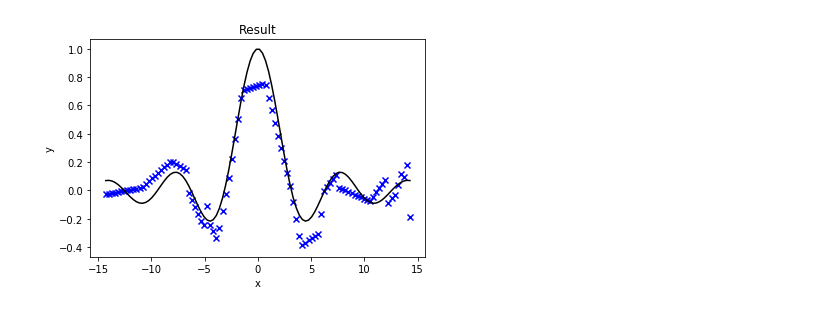
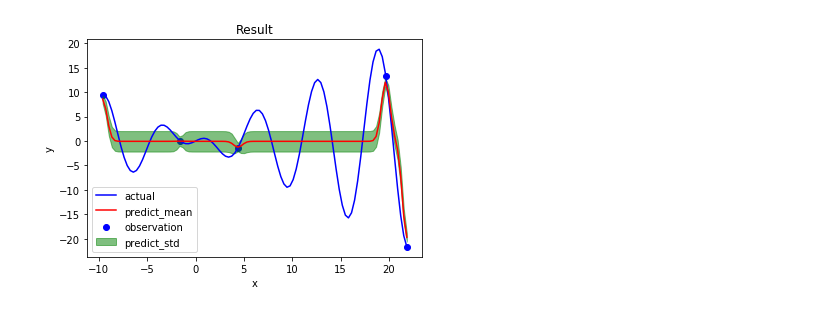
Before and after one commit to habroptilus/ml-tools, a Jupyter notebook: experiment/gaussian_process.ipynb, the cells around one changed output. Cells and saved outputs as stored; diff of their text form; code cells hidden in the pictures.

```diff
--- a/experiment/gaussian_process.ipynb
+++ b/experiment/gaussian_process.ipynb
@@ -47,8 +47,2 @@ model=GaussianProcessRegressor(kernel)
 # %%
 model.fit(X,y)
-# %%
-x = np.linspace(min(X), max(X), 100)
-pred_y=model.predict(x)
-plot(x,pred_y,"Result",f)
-# %% [output]
-[figure, removed]
@@ -56,0 +49,23 @@ plt.fill_between(x_test, y - y_std, y + y_std, color="pink", alpha=0.5, label="p
+# %%
+def plot_gp(X, Y, title,func_true,model,k=2):
+    """kσ区間"""
+    fig = plt.figure()
+    ax = fig.add_subplot(111)
+    ax.scatter(X, Y, color="blue", marker="o",label="observation")
+    x = np.linspace(min(X), max(X), 100)
+    y_true = func_true(x)
+    mu,sigma = model.calc_mu_sigma(x)
+    y_std=np.sqrt(np.diag(sigma))
+    mu=mu.flatten()
+    ax.plot(x, y_true, color='blue',label="actual")
+    ax.plot(x, mu, color='red',label="predict_mean")
+    plt.fill_between(x, mu - k*y_std, mu + k*y_std, color="green", alpha=0.5, label="predict_std")
+    plt.legend()
+    plt.title(title)
+    plt.xlabel("x")
+    plt.ylabel("y")
+    plt.show()
+# %%
+plot_gp(X,y,"Result",f,model)
+# %% [output]
+[figure, added]
```
Also changed, not shown: parts of 7 cells of this notebook, 1 other file.
